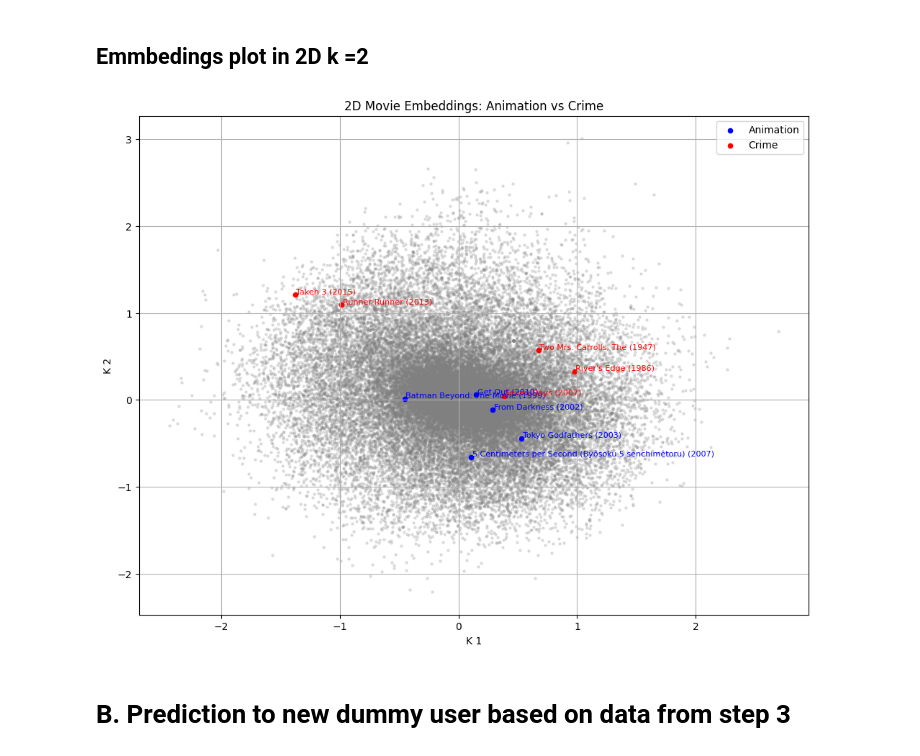
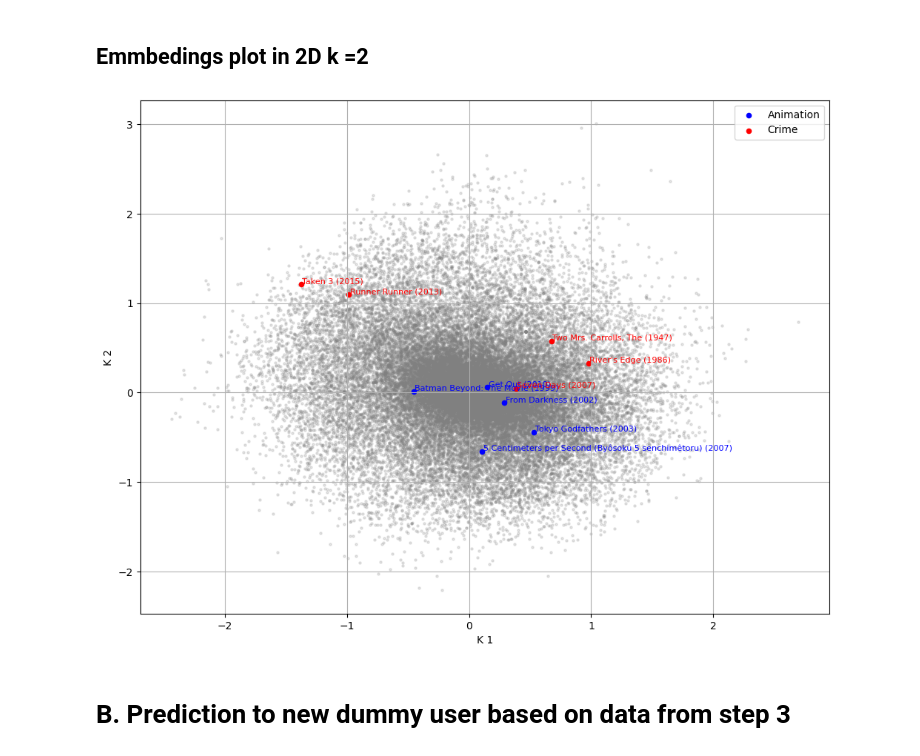
Before and after one commit to efandresena/large-scale-movie-recommendation, a Jupyter notebook: mirindraf_mlas_practical_4.ipynb, the cells around one changed output. Drawn from its saved outputs; the diff is of its cells as text; code cells hidden in the pictures.

```diff
--- a/mirindraf_mlas_practical_4.ipynb
+++ b/mirindraf_mlas_practical_4.ipynb
@@ -322,35 +322,35 @@ df = pd.DataFrame({
 
 # --- Filter movies by genre ---
 animation_movies = df[df['genres'].str.contains('Animation', case=False)]
 crime_movies     = df[df['genres'].str.contains('Crime', case=False)]
 
 # --- Optionally pick a few from each ---
 animation_sel = animation_movies.sample(5, random_state=0)
 crime_sel     = crime_movies.sample(5, random_state=0)
 
 # --- Plot all movies lightly in gray ---
 plt.figure(figsize=(12, 9))
 plt.scatter(df["x"], df["y"], s=5, alpha=0.2, color="gray")
 
 # --- Plot selected movies ---
 plt.scatter(animation_sel["x"], animation_sel["y"], s=20, color="blue", label="Animation")
 plt.scatter(crime_sel["x"], crime_sel["y"], s=20, color="red", label="Crime")
 
 # --- Annotate ---
 for _, row in animation_sel.iterrows():
     plt.text(row["x"] + 0.01, row["y"] + 0.01, row["title"], fontsize=8, color="blue")
 for _, row in crime_sel.iterrows():
     plt.text(row["x"] + 0.01, row["y"] + 0.01, row["title"], fontsize=8, color="red")
 
 plt.xlabel("K 1")
 plt.ylabel("K 2")
-plt.title("2D Movie Embeddings: Animation vs Crime")
+#plt.title("2D Movie Embeddings: Animation vs Crime")
 plt.legend()
 plt.grid(True)
 plt.savefig('2D Movie Embeddings: Animation vs Crime.pdf')
 plt.show()
 # %% [output]
-[figure, old version]
+[figure, new version]
 # %% [markdown]
 # B. Prediction to new dummy user based on data from step 3
 # %% [markdown]
```
Also changed, not shown: parts of 3 cells of this notebook.
